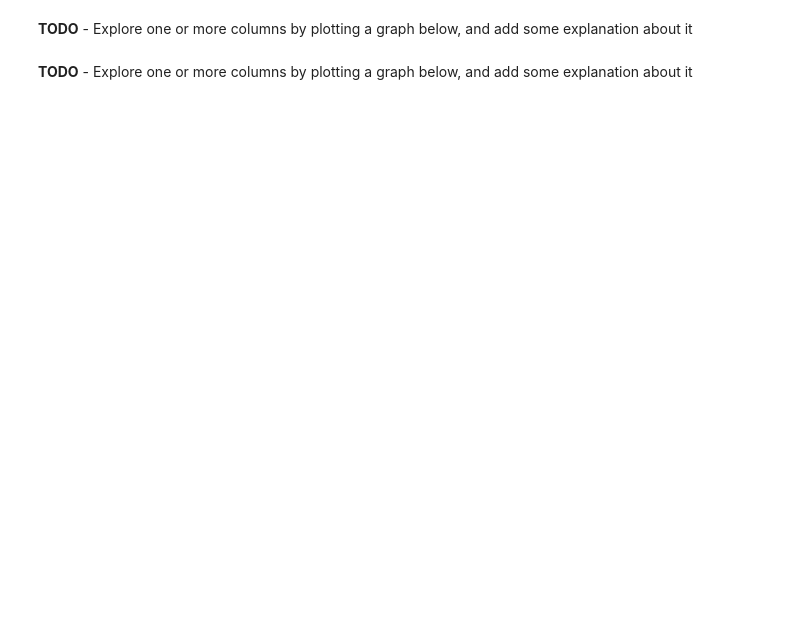
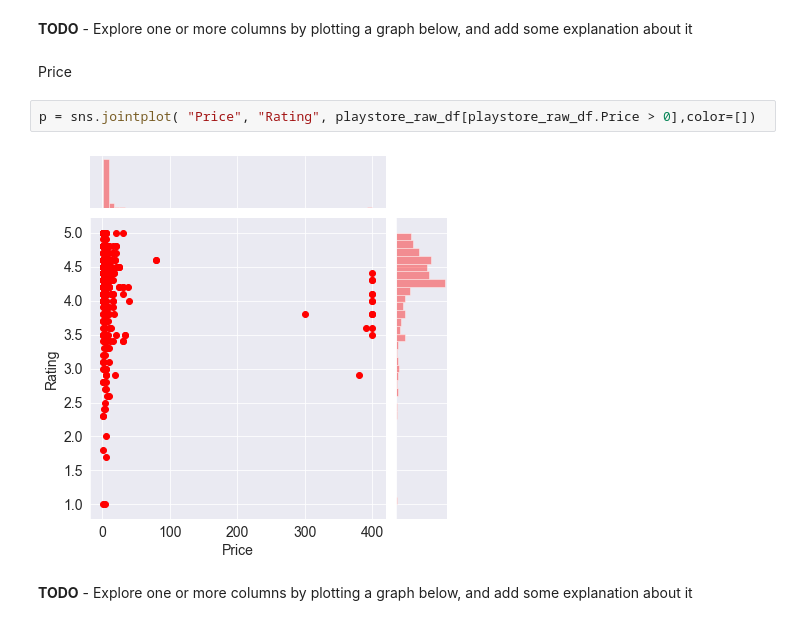
Before and after one commit to LeoSf/jovian_pandas, a Jupyter notebook: assignments/w5_pro_zerotopandas-course-project-starter-v-18/zerotopandas-course-project.ipynb, the cells around one changed output. Cells and saved outputs as stored; diff of their text form; blank space fills up the shorter version.

```diff
--- a/assignments/w5_pro_zerotopandas-course-project-starter-v-18/zerotopandas-course-project.ipynb
+++ b/assignments/w5_pro_zerotopandas-course-project-starter-v-18/zerotopandas-course-project.ipynb
@@ -494,4 +531,10 @@ matplotlib.rcParams['figure.facecolor'] = '#00000000'
 # %% [markdown]
 **TODO** - Explore one or more columns by plotting a graph below, and add some explanation about it
+# %% [markdown]
+Price
+# %%
+p = sns.jointplot( "Price", "Rating", playstore_raw_df[playstore_raw_df.Price > 0],color=[])
+# %% [output]
+[figure, added]
 # %% [markdown]
 **TODO** - Explore one or more columns by plotting a graph below, and add some explanation about it
```
Also changed, not shown: parts of 10 cells of this notebook.
